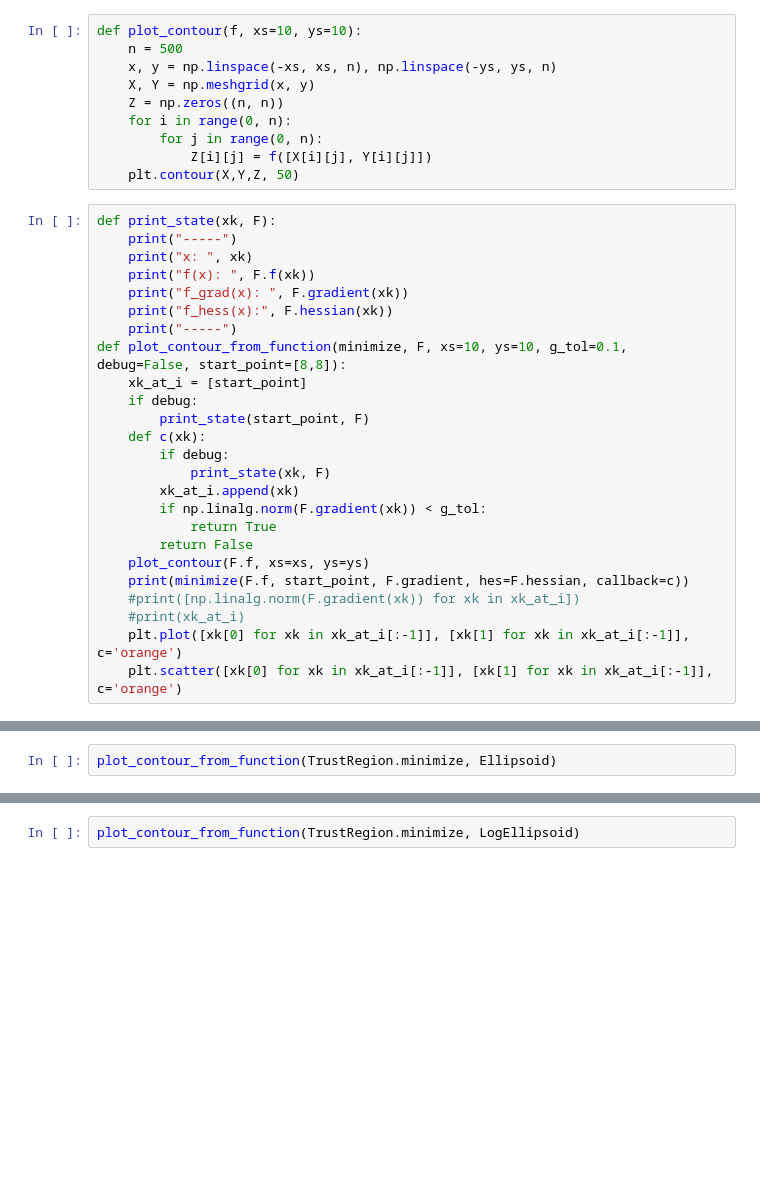
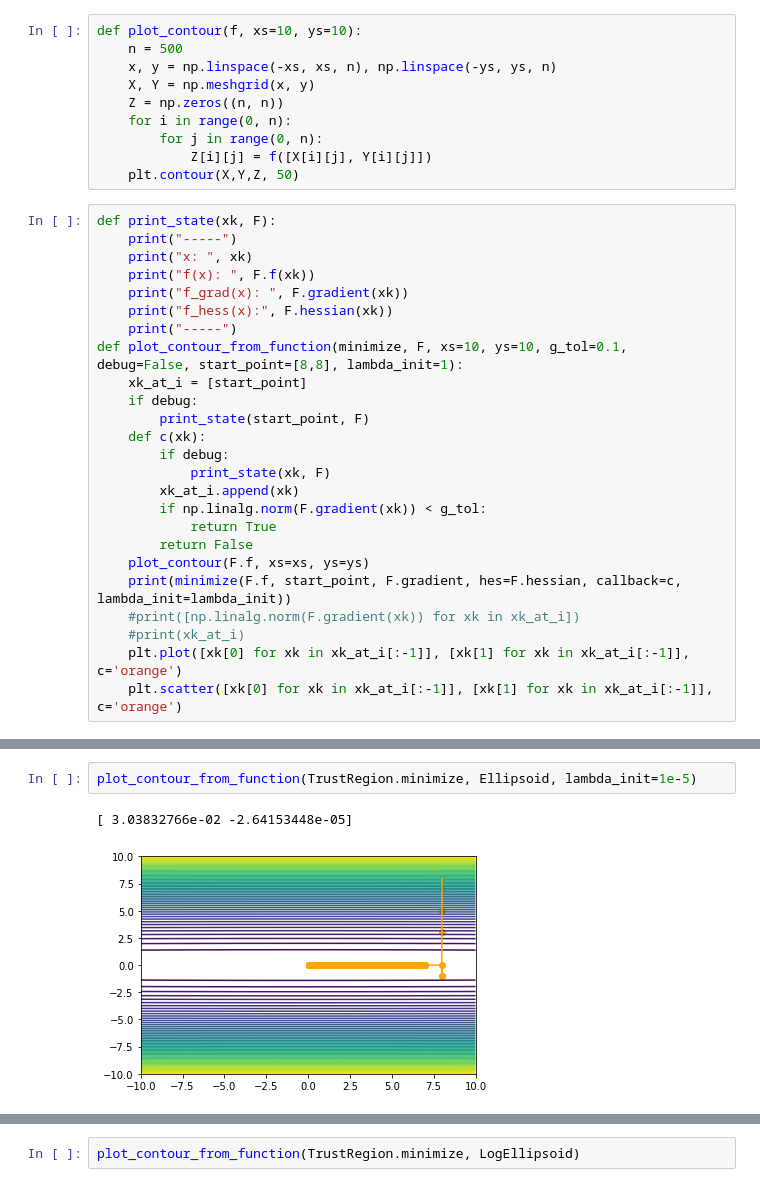
Before and after one commit to Snailed/no-2022-code, a Jupyter notebook: no-assignment-4.ipynb, the cells around one changed output, grey strips where cells are left out. Cells and saved outputs as stored; diff of their text form; blank space fills up the shorter version.

```diff
--- a/no-assignment-4.ipynb
+++ b/no-assignment-4.ipynb
@@ -28,7 +28,7 @@ def print_state(xk, F):
     print("f_grad(x): ", F.gradient(xk))
     print("f_hess(x):", F.hessian(xk))
     print("-----")
-def plot_contour_from_function(minimize, F, xs=10, ys=10, g_tol=0.1, debug=False, start_point=[8,8]):
+def plot_contour_from_function(minimize, F, xs=10, ys=10, g_tol=0.1, debug=False, start_point=[8,8], lambda_init=1):
     xk_at_i = [start_point]
     if debug:
         print_state(start_point, F)
@@ -40,7 +40,7 @@ def plot_contour_from_function(minimize, F, xs=10, ys=10, g_tol=0.1, debug=False
             return True
         return False
     plot_contour(F.f, xs=xs, ys=ys)
-    print(minimize(F.f, start_point, F.gradient, hes=F.hessian, callback=c))
+    print(minimize(F.f, start_point, F.gradient, hes=F.hessian, callback=c, lambda_init=lambda_init))
     #print([np.linalg.norm(F.gradient(xk)) for xk in xk_at_i])
     #print(xk_at_i)
     plt.plot([xk[0] for xk in xk_at_i[:-1]], [xk[1] for xk in xk_at_i[:-1]], c='orange')
@@ -48,2 +74,5 @@ def plot_contour_from_function(minimize, F, xs=10, ys=10, g_tol=0.1, debug=False
 # %%
-plot_contour_from_function(TrustRegion.minimize, Ellipsoid)
+plot_contour_from_function(TrustRegion.minimize, Ellipsoid, lambda_init=1e-5)
+# %% [output]
+[ 3.03832766e-02 -2.64153448e-05]
+[figure, added]
```
Also changed, not shown: parts of 8 cells of this notebook, 2 other files.
